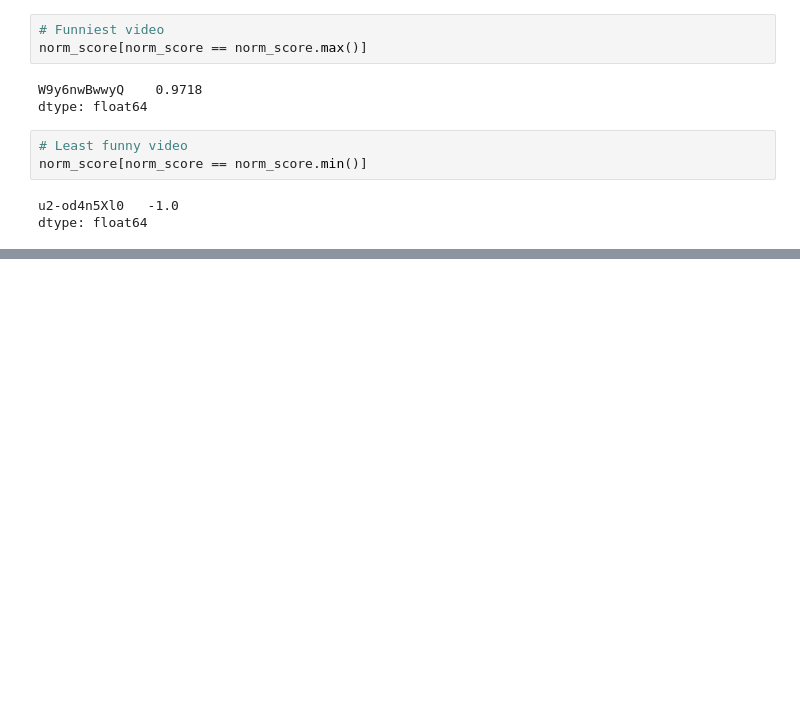
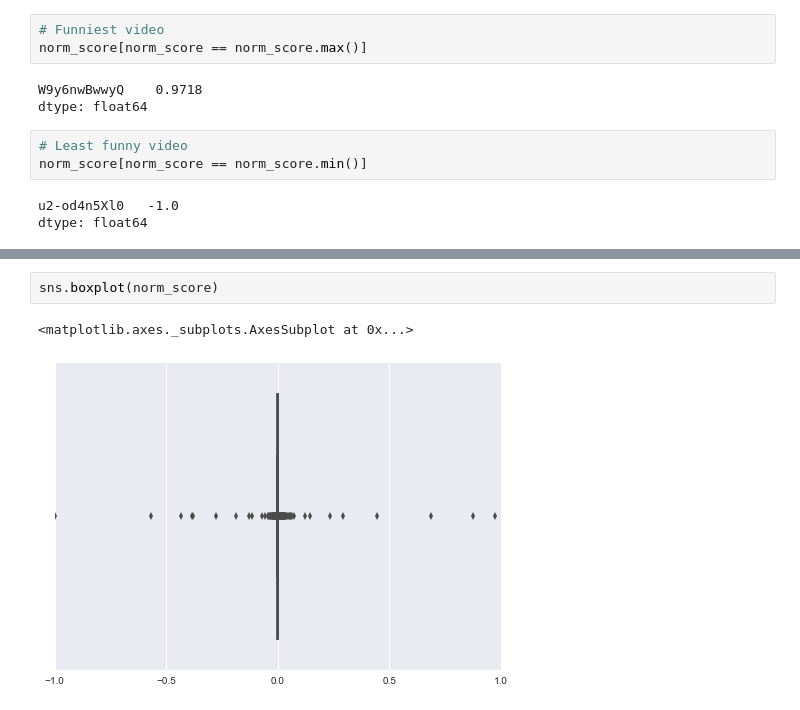
Before and after one commit to papapana/data_science, a Jupyter notebook: youtube_comedy_slam/notebooks/Youtube Data Exploration.ipynb, the cells around one changed output, grey strips where cells are left out. Cells and saved outputs as stored; diff of their text form; blank space fills up the shorter version.

```diff
--- a/youtube_comedy_slam/notebooks/Youtube Data Exploration.ipynb
+++ b/youtube_comedy_slam/notebooks/Youtube Data Exploration.ipynb
@@ -289,0 +335,5 @@ KeyboardInterrupt:
+# %%
+sns.boxplot(norm_score)
+# %% [output]
+<matplotlib.axes._subplots.AxesSubplot at 0x...>
+[figure, added]
```
Also changed, not shown: parts of 13 cells of this notebook.
